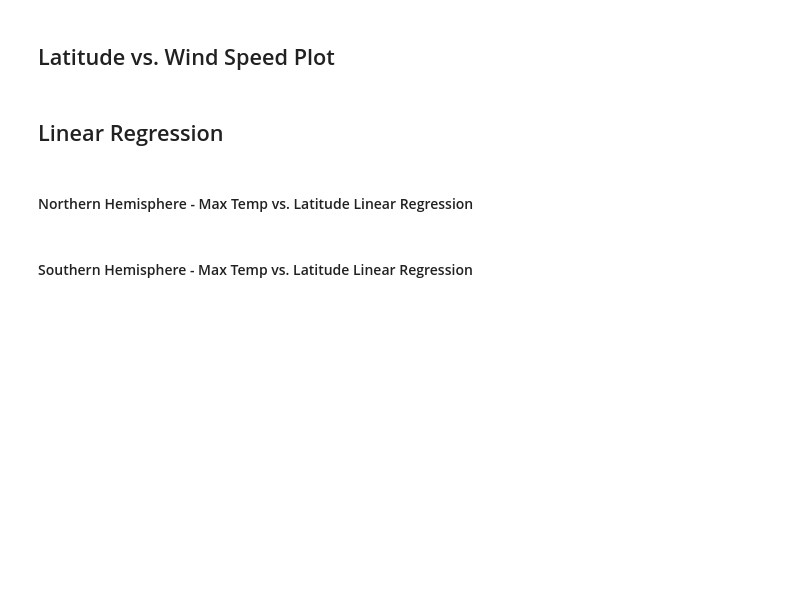
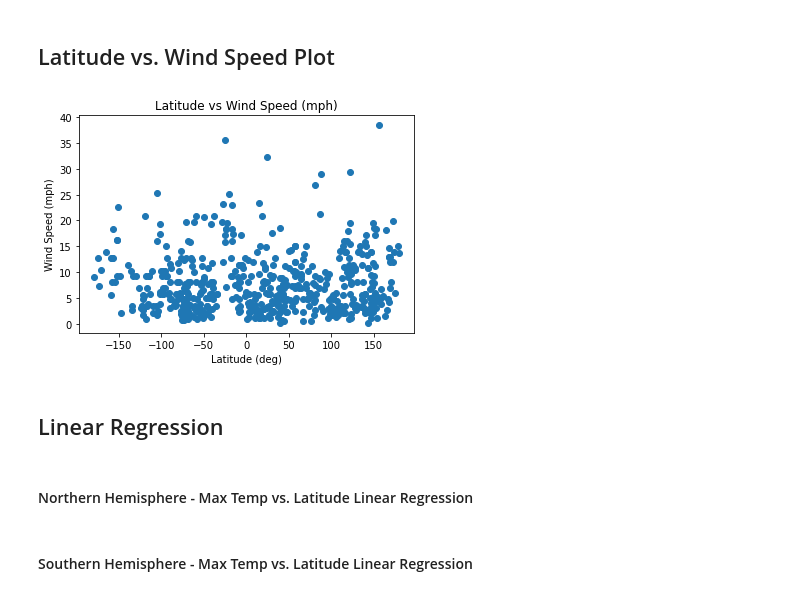
Before and after one commit to grand42/Python-API-Challenge, a Jupyter notebook: WeatherPy/WeatherPy.ipynb, the cells around one changed output. Saved outputs shown, nothing was run; the diff lists cells and outputs as text; code cells hidden in the pictures; blank space fills up the shorter version.

```diff
--- a/WeatherPy/WeatherPy.ipynb
+++ b/WeatherPy/WeatherPy.ipynb
@@ -118,5 +182,15 @@ plt.show()
 # %% [markdown]
 ## Latitude vs. Wind Speed Plot
+# %%
+windy = clean_city_data["Wind Speed (mph)"]
+plt.scatter(Lats, windy)
+plt.title("Latitude vs Wind Speed (mph)")
+plt.xlabel("Latitude (deg)")
+plt.ylabel("Wind Speed (mph)")
+plt.savefig("Plots/WindSpeed_v_Latitude")
+plt.show()
+# %% [output]
+[figure, added]
 # %% [markdown]
 ## Linear Regression
 # %% [markdown]
```
Also changed, not shown: parts of 10 cells of this notebook, 5 other files.
